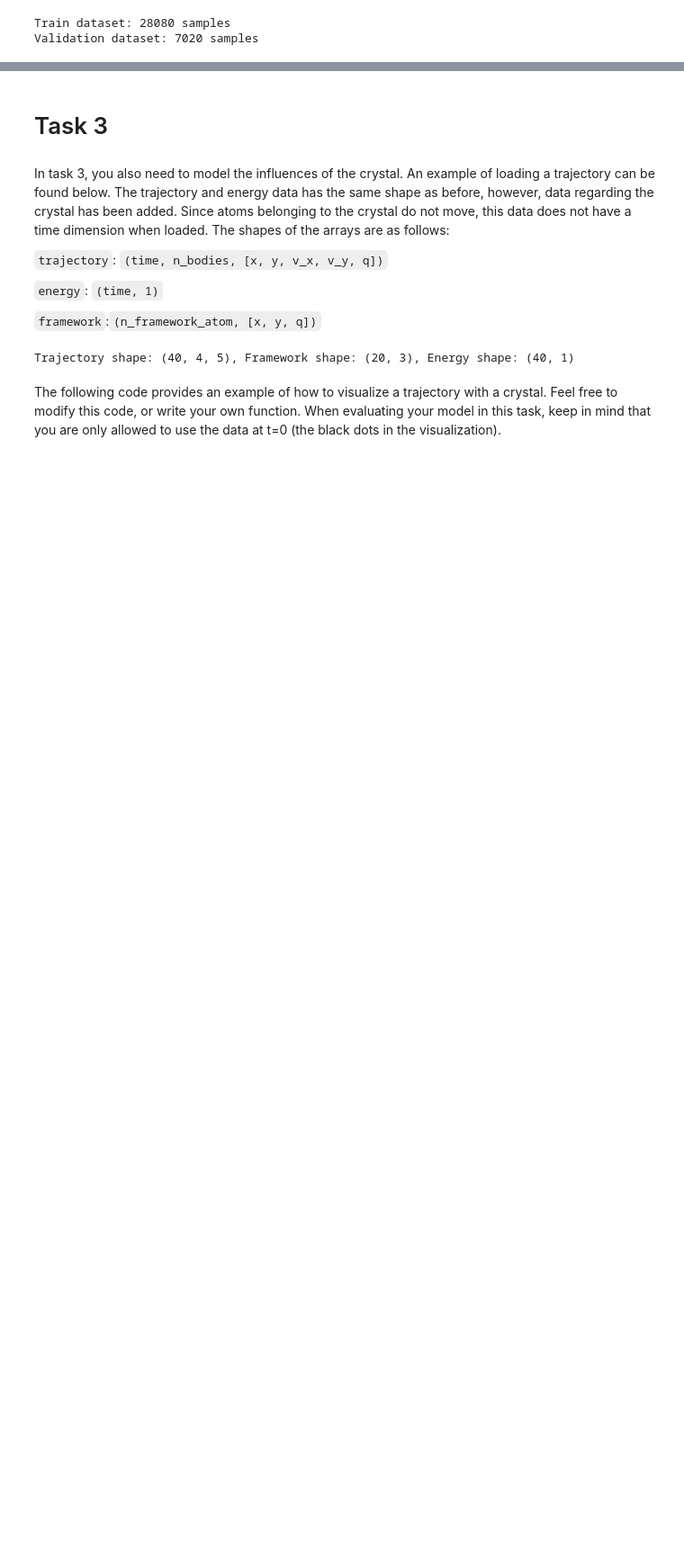
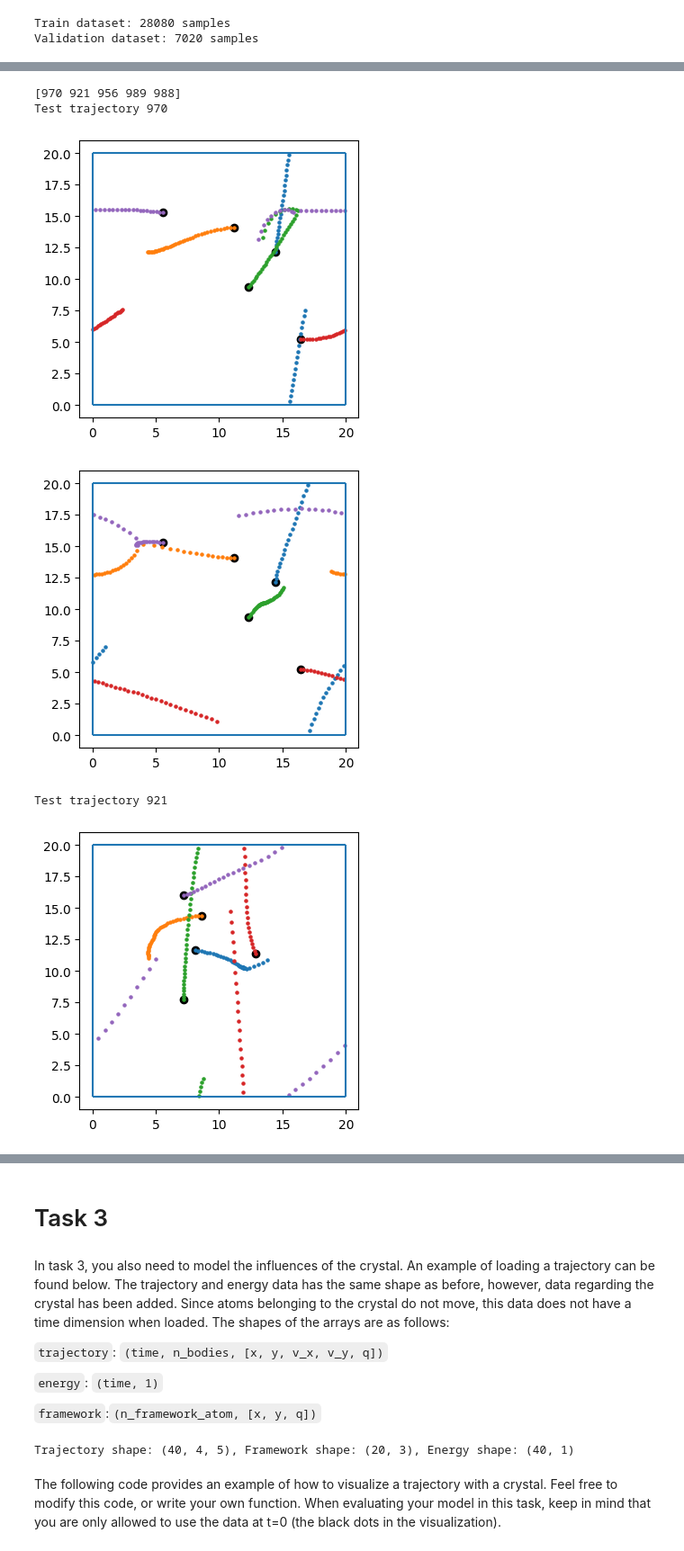
Before and after one commit to francescobrescia-tue/DeepLearningAssignment2, a Jupyter notebook: Assignment_2_Group_6 copy.ipynb, the cells around one changed output, grey strips where cells are left out. Shown at 90% size. Drawn from its saved outputs; the diff is of its cells as text; code cells hidden in the pictures; blank space fills up the shorter version.

Commit message:
Task2

```diff
--- a/Assignment_2_Group_6 copy.ipynb
+++ b/Assignment_2_Group_6 copy.ipynb
@@ -511,9 +512,8 @@ class MpLayer(nn.Module):
         """
         edge_messages_input = torch.cat([node_tensor[edge_idx_tensor[0,:]], node_tensor[edge_idx_tensor[1,:]]], dim=-1)
 
-        if edge_attr_tensor is not None:
-            edge_attr_tensor = edge_attr_tensor.unsqueeze(-1)
-            edge_messages_input = torch.cat([edge_messages_input, edge_attr_tensor], dim=-1)
+        edge_attr_tensor = edge_attr_tensor.unsqueeze(-1)
+        edge_messages_input = torch.cat([edge_messages_input, edge_attr_tensor], dim=-1)
 
         edge_messages_output = self.edge_network(edge_messages_input)
 
@@ -1050,8 +1230,8 @@ batch_size = 32  # The batch size
 train_file_paths, val_file_paths = train_test_split(file_paths, test_size=0.2, random_state=0)
 
 # Create datasets
-train_dataset = ParticleDynamicsDataset(train_file_paths, max_len, box_length, cutoff)
-val_dataset = ParticleDynamicsDataset(val_file_paths, max_len, box_length, cutoff)
+train_dataset = ParticleDynamicsDataset(train_file_paths, max_len, box_length, cutoff, augment=False) # TODO: Set augment to True
+val_dataset = ParticleDynamicsDataset(val_file_paths, max_len, box_length, cutoff, augment=False)
 
 print(f'Train dataset: {len(train_dataset)} samples')
 print(f'Validation dataset: {len(val_dataset)} samples')
@@ -1081,4 +1267,6 @@ DataBatch(x=[128, 5], edge_index=[2, 404], edge_attr=[404], y=[128, 5], batch=[1
 # %%
 num_features = int(train_dataset[0].x.shape[1])
-num_features
+print(f"Num features: {num_features}")
+num_targets = int(train_dataset[0].y.shape[1])
+print(f"Num targets: {num_targets}")
 # %% [output]
@@ -1359,5 +1456,4 @@ if TRAIN_2:
 # %%
-# # Initialize the model, optimizer and loss function
-# model_2 = MpGNN_task_2(node_feat_dim=num_features, output_dim=num_features, hidden_dim=hidden_dim, num_layers=num_layers) # initialize our GNN
-# print(summary(model_2, dummy_data.x, dummy_data.edge_index, dummy_data.edge_attr, dummy_data.batch))
-# model_2.load_state_dict(torch.load('best_model_task_2.pth'))
+# Load the best model
+model = MpGNN_task_2(node_feat_dim=num_features, output_dim=num_targets, hidden_dim=hidden_dim, num_layers=num_layers) # initialize our GNN
+model.load_state_dict(torch.load('best_model_task_2.pth'))
@@ -1435,0 +1543,20 @@ plot_trajectory(trajectory, task)
+# %%
+# Plot 5 random predictions from the test set
+random_indices = np.random.randint(900, 1000, size=5)
+random_indices[0] = 970 # TODO indice utile da includere nel report
+print(random_indices)
+
+for random_index in random_indices:
+    test_trajectory, _ = load_trajectory(f'data/task1_2/test/trajectory_{random_index}.npz', task)
+    test_particles = test_trajectory[0]
+    print(f"Test trajectory {random_index}")
+    predicted_trajectory = predict_trajectory(model, test_particles)
+    plot_trajectory(predicted_trajectory)
+    plot_trajectory(test_trajectory)
+# %% [output]
+[970 921 956 989 988]
+Test trajectory 970
+[figure, added]
+[figure, added]
+Test trajectory 921
+[figure, added]
```
Also changed, not shown: parts of 50 cells of this notebook, 5 other files.
